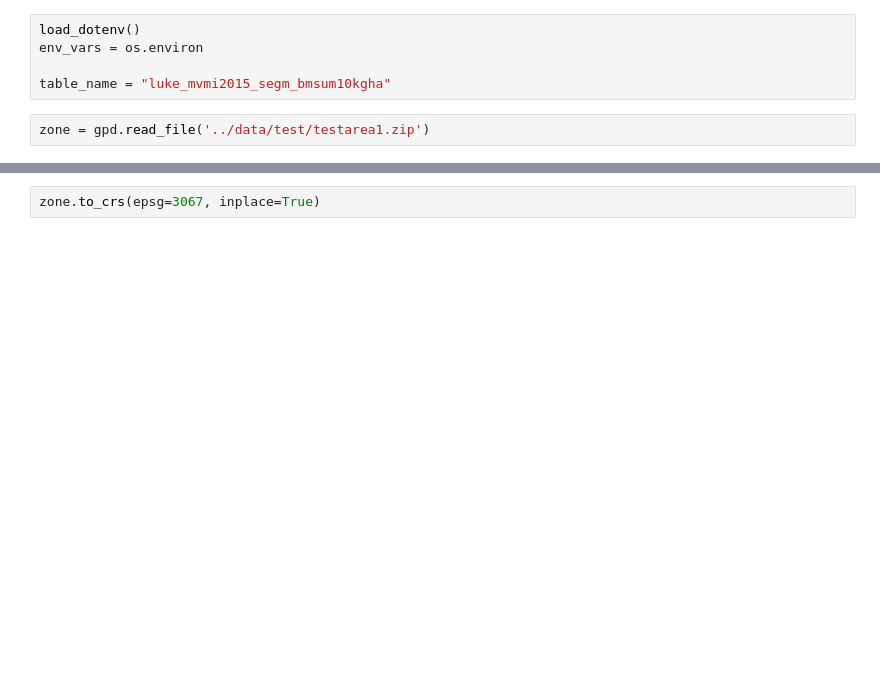
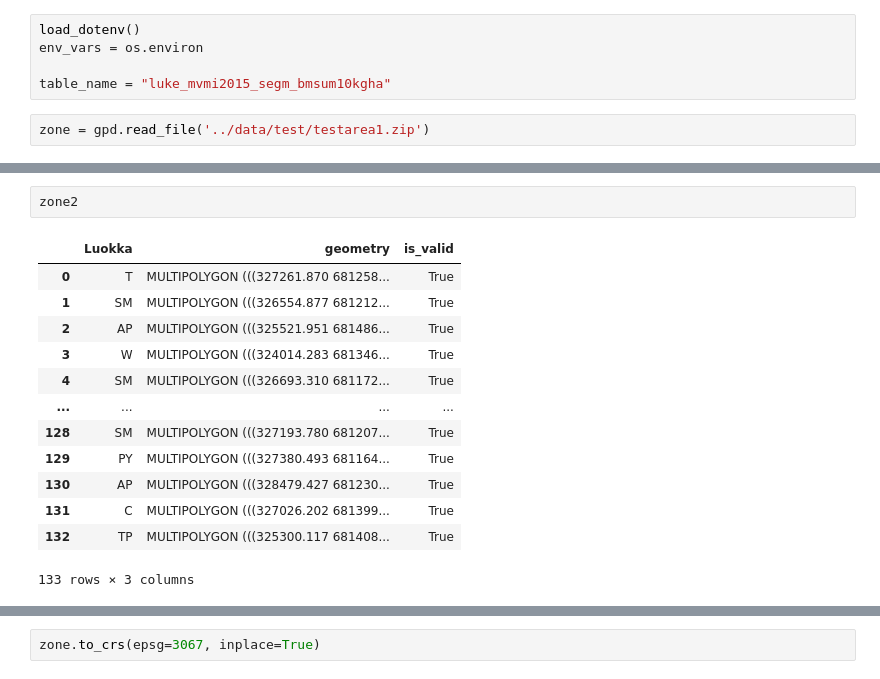
Before and after one commit to AvoinOrg/hiilikartta-data-service, a Jupyter notebook: notebooks/data.ipynb, the cells around one changed output, grey strips where cells are left out. Saved outputs shown, nothing was run; the diff lists cells and outputs as text; blank space fills up the shorter version.

```diff
--- a/notebooks/data.ipynb
+++ b/notebooks/data.ipynb
@@ -44,0 +53,16 @@ DriverError: '/vsizip/tests/data/hyhkynlaakso.zip' does not exist in the file sy
+# %%
+zone2
+# %% [output]
+|  | Luokka | geometry | is_valid |
+| 0 | T | MULTIPOLYGON (((327261.870 681258... | True |
+| 1 | SM | MULTIPOLYGON (((326554.877 681212... | True |
+| 2 | AP | MULTIPOLYGON (((325521.951 681486... | True |
+| 3 | W | MULTIPOLYGON (((324014.283 681346... | True |
+| 4 | SM | MULTIPOLYGON (((326693.310 681172... | True |
+| ... | ... | ... | ... |
+| 128 | SM | MULTIPOLYGON (((327193.780 681207... | True |
+| 129 | PY | MULTIPOLYGON (((327380.493 681164... | True |
+| 130 | AP | MULTIPOLYGON (((328479.427 681230... | True |
+| 131 | C | MULTIPOLYGON (((327026.202 681399... | True |
+| 132 | TP | MULTIPOLYGON (((325300.117 681408... | True |
+133 rows × 3 columns
```
Also changed, not shown: parts of 10 cells of this notebook.
